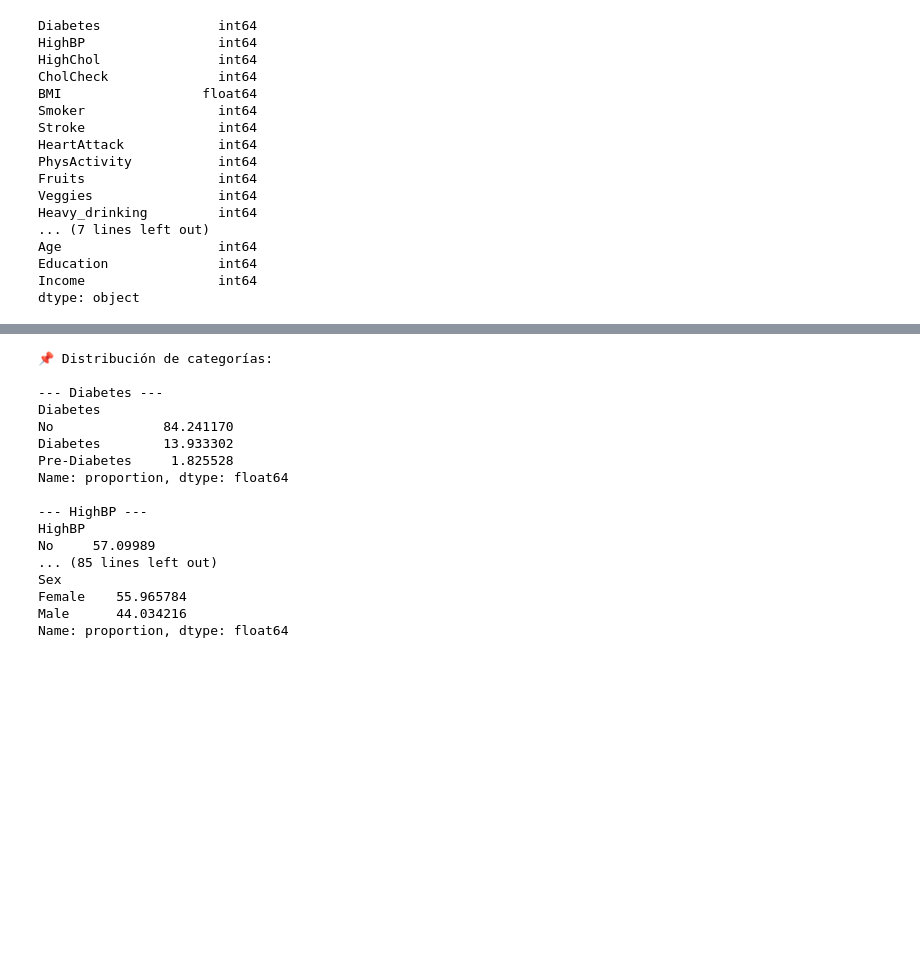
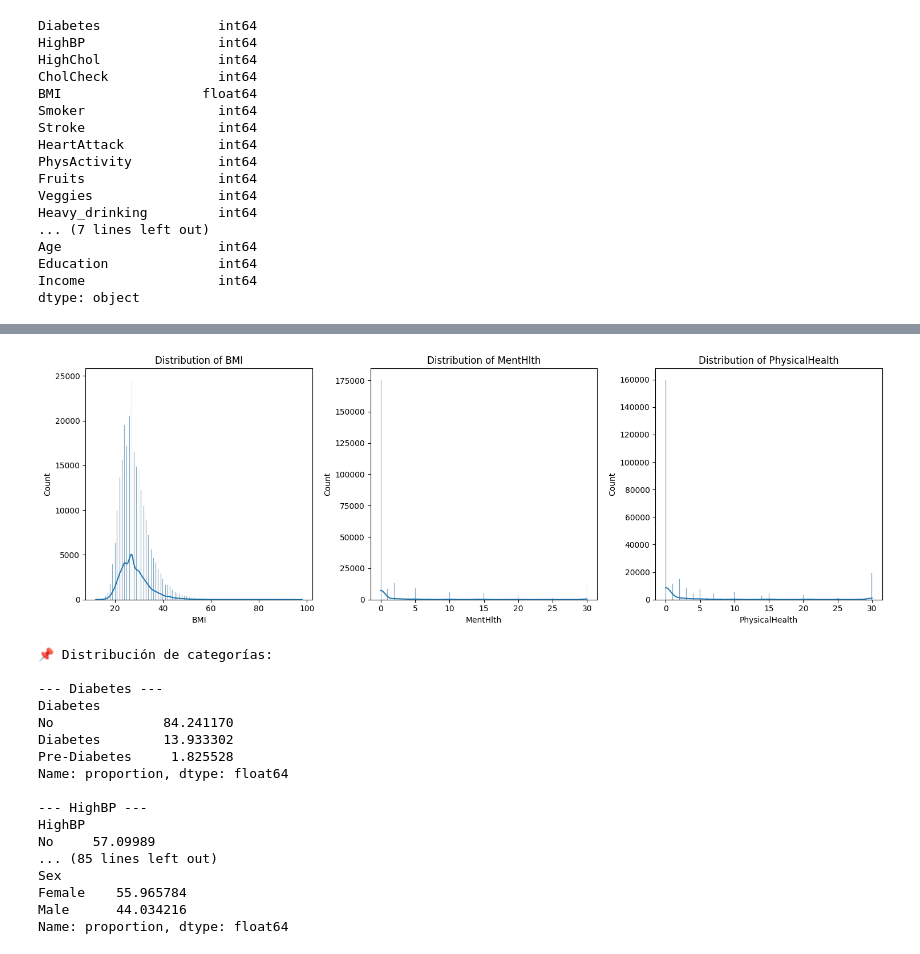
Before and after one commit to Juliahquintas/Master_Ass2_DataProcesses, a Jupyter notebook: code/code.ipynb, the cells around one changed output, grey strips where cells are left out. Cells and saved outputs as stored; diff of their text form; code cells hidden in the pictures; blank space fills up the shorter version.

```diff
--- a/code/code.ipynb
+++ b/code/code.ipynb
@@ -246,6 +158,6 @@ Income              float64      0
 # %%
-cols_numeric = df.select_dtypes(include=['int64', 'float64']).columns.tolist()
-cols_categorical = df.select_dtypes(include=['category']).columns.tolist()
+cols_numeric = df.select_dtypes(include=['float64']).columns.tolist()
+cols_categorical = df.select_dtypes(include=['int64']).columns.tolist()
 
 print("\n📌 Columnas numéricas:", cols_numeric)
 print("📌 Columnas categóricas:", cols_categorical)
@@ -279,3 +181,31 @@ max         6.000000       8.000000
+# %%
+import matplotlib.pyplot as plt
+import seaborn as sns
+import math
+
+# Número de columnas numéricas
+n_cols = len(cols_numeric)
+
+# Mostramos 3 gráficos por fila
+cols_por_fila = 3
+n_filas = math.ceil(n_cols / cols_por_fila)
+
+# Creamos la figura y los ejes
+fig, axes = plt.subplots(n_filas, cols_por_fila, figsize=(15, 5*n_filas))
+axes = axes.flatten()  # para iterar fácilmente
+
+for i, col in enumerate(cols_numeric):
+    sns.histplot(df[col], kde=True, ax=axes[i])
+    axes[i].set_title(f"Distribution of {col}")
+
+# Si hay ejes vacíos (porque no múltiplo de 3), los ocultamos
+for j in range(i+1, len(axes)):
+    axes[j].set_visible(False)
+
+plt.tight_layout()
+plt.show()
+# %% [output]
+[figure, added]
 # %%
 print("\n📌 Distribución de categorías:")
 for col in cols_categorical:
```
Also changed, not shown: parts of 6 cells of this notebook.
